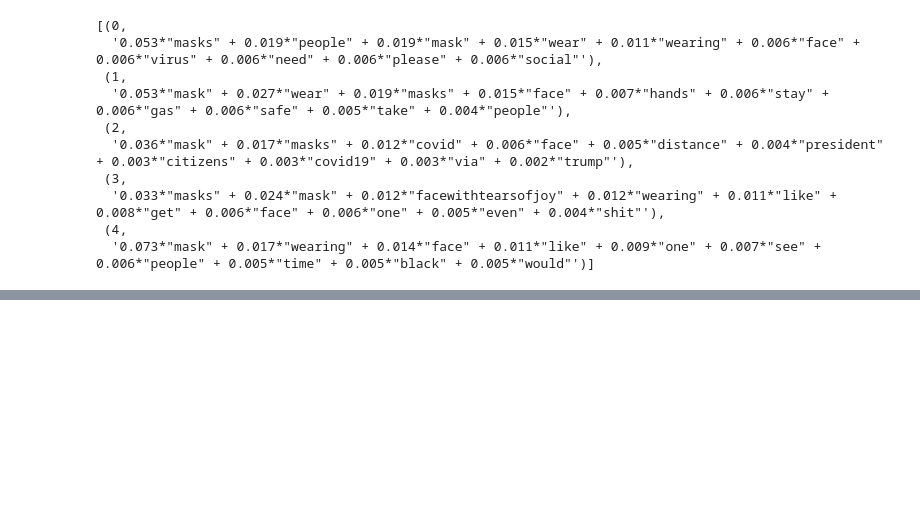
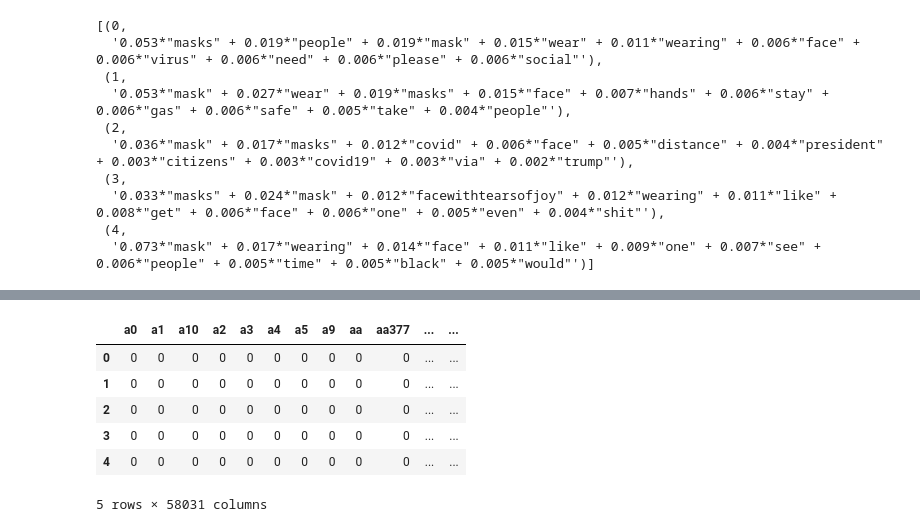
Before and after one commit to p-szymo/twitter-sentiment-analysis, a Jupyter notebook: josh-twitter_scraping_notebook.ipynb, the cells around one changed output, grey strips where cells are left out. Drawn from its saved outputs; the diff is of its cells as text; code cells hidden in the pictures; blank space fills up the shorter version.

Commit message:
scraping and cleaning text

```diff
--- a/josh-twitter_scraping_notebook.ipynb
+++ b/josh-twitter_scraping_notebook.ipynb
@@ -396,0 +574,14 @@ lda.print_topics()
+# %%
+masks3['sentiment_score'] = masks3['tweet'].apply(lambda x: analyzer.polarity_scores(x)['compound'])
+
+conditions = [
+    masks3.sentiment_score > .05,
+    masks3.sentiment_score < -.05
+]
+
+choices = [
+    'positive',
+    'negative'
+]
+
+masks3['sentiment'] = np.select(conditions, choices, 'neutral')
@@ -396,0 +645,5 @@ lda.print_topics()
+# %%
+stop_words = stopwords.words('english')
+# %%
+stop_words += ['mask', 'masks', 'face', 'facemask', 'facemasks', 'covid', 'covid19', 'corona', 'coronavirus', 'rona',
+               'virus', 'viral', 'viruses']
@@ -396,0 +661,4 @@ lda.print_topics()
+# %%
+masks3['cleaned_tweet'] = masks3['tweet'].apply(lambda x: clean_text(x, stop_words))
+for tweet in masks3['cleaned_tweet'].head(50):
+    print(tweet)
@@ -396,0 +727,16 @@ lda.print_topics()
+# %%
+# We are going to create a document-term matrix using CountVectorizer, and exclude common English stop words
+from sklearn.feature_extraction.text import CountVectorizer
+
+cv = CountVectorizer()
+data_cv = cv.fit_transform(masks3['cleaned_tweet'])
+data_dtm = pd.DataFrame(data_cv.toarray(), columns=cv.get_feature_names())
+data_dtm.head()
+# %% [output]
+|  | a0 | a1 | a10 | a2 | a3 | a4 | a5 | a9 | aa | aa377 | ... | ... |
+| 0 | 0 | 0 | 0 | 0 | 0 | 0 | 0 | 0 | 0 | 0 | ... | ... |
+| 1 | 0 | 0 | 0 | 0 | 0 | 0 | 0 | 0 | 0 | 0 | ... | ... |
+| 2 | 0 | 0 | 0 | 0 | 0 | 0 | 0 | 0 | 0 | 0 | ... | ... |
+| 3 | 0 | 0 | 0 | 0 | 0 | 0 | 0 | 0 | 0 | 0 | ... | ... |
+| 4 | 0 | 0 | 0 | 0 | 0 | 0 | 0 | 0 | 0 | 0 | ... | ... |
+5 rows × 58031 columns
```
Also changed, not shown: parts of 36 cells of this notebook, 2 other files.
